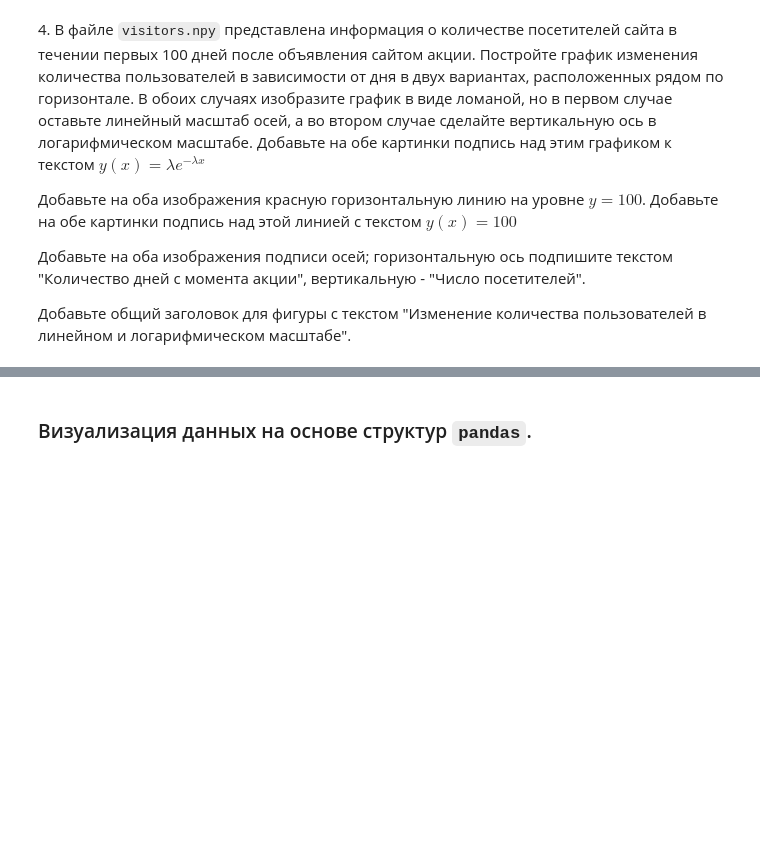
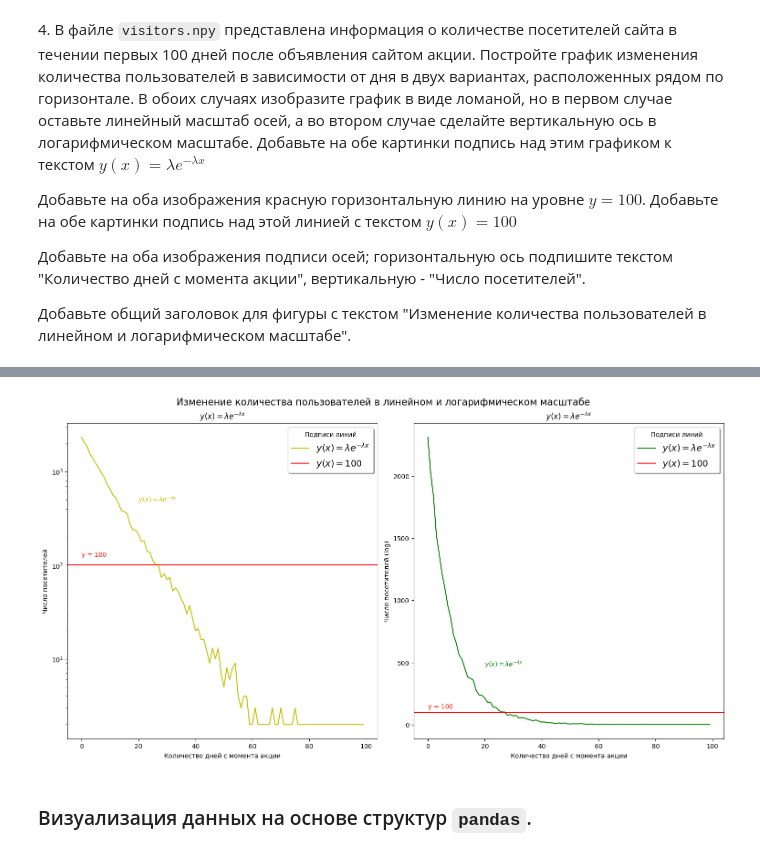
Before and after one commit to nik-boop/BDT, a Jupyter notebook: 5/05_visualization.ipynb, the cells around one changed output, grey strips where cells are left out. Cells and saved outputs as stored; diff of their text form; code cells hidden in the pictures; blank space fills up the shorter version.

```diff
--- a/5/05_visualization.ipynb
+++ b/5/05_visualization.ipynb
@@ -148,3 +148,6 @@ plt.show()
 Добавьте на оба изображения подписи осей; горизонтальную ось подпишите текстом "Количество дней с момента акции", вертикальную - "Число посетителей".
 
 Добавьте общий заголовок для фигуры с текстом "Изменение количества пользователей в линейном и логарифмическом масштабе".
+# %%
+visit_data = np.load('05_visualization_data/visitors.npy')
+visit_data
@@ -151,3 +165,31 @@ plt.show()
+# %%
+fig, axs = plt.subplots(1, 2, figsize=(15, 8), constrained_layout=True)
+
+ind, colors = 0, ['y', 'g']
+for ax in axs:
+    ax.plot(visit_data, colors[ind])
+    ax.axhline(y = 100, color = 'r', linestyle = '-')
+    ax.text(0, 120, "y = 100", color = 'red', ha = 'left', va = 'bottom')
+    ax.text(20, 450, "$y(x)=\lambda e^{-\lambda x}$", color = colors[ind], ha = 'left', va = 'bottom')
+    ax.title.set_text('$y(x)=\lambda e^{-\lambda x}$')
+    ind += 1
+
+# different formats:
+ax = axs[0]
+ax.legend(labels=['$y(x)=\lambda e^{-\lambda x}$', '$y(x)=100$'], loc='best', shadow=True, fontsize=14, title="Подписи линий")
+ax.set_yscale('log')
+ax.set_xlabel("Количество дней с момента акции")
+ax.set_ylabel("Число посетителей")
+
+ax = axs[1]
+ax.legend(labels=['$y(x)=\lambda e^{-\lambda x}$', '$y(x)=100$'], loc='best', shadow=True, fontsize=14, title="Подписи линий")
+ax.set_xlabel('Количество дней с момента акции')
+ax.set_ylabel("Число посетителей (log)")
+
+fig.suptitle("Изменение количества пользователей в линейном и логарифмическом масштабе", fontsize=15)
+plt.show()
+# %% [output]
+[figure, added]
 # %% [markdown]
 ### Визуализация данных на основе структур `pandas`.
 # %% [markdown]
```
Also changed, not shown: parts of 11 cells of this notebook, 3 other files.
